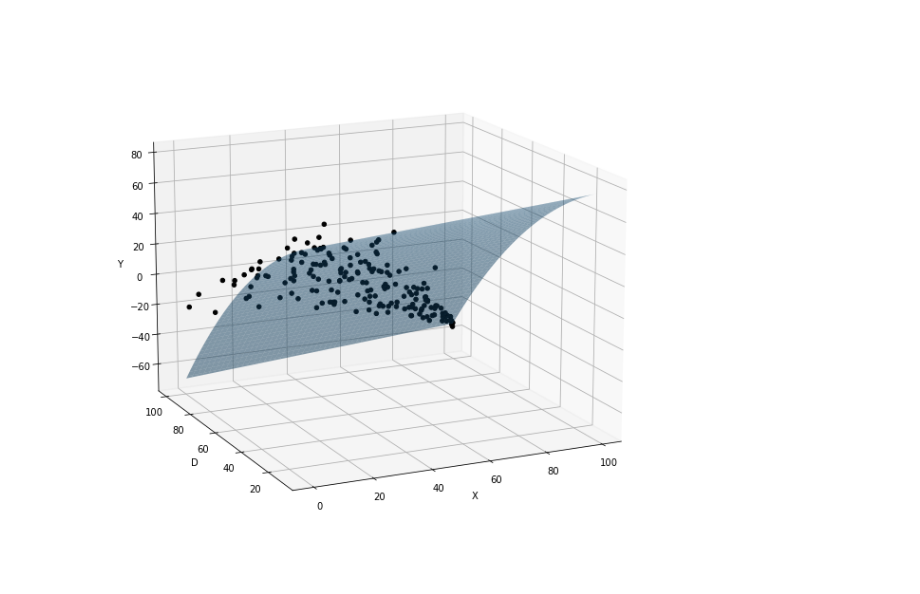
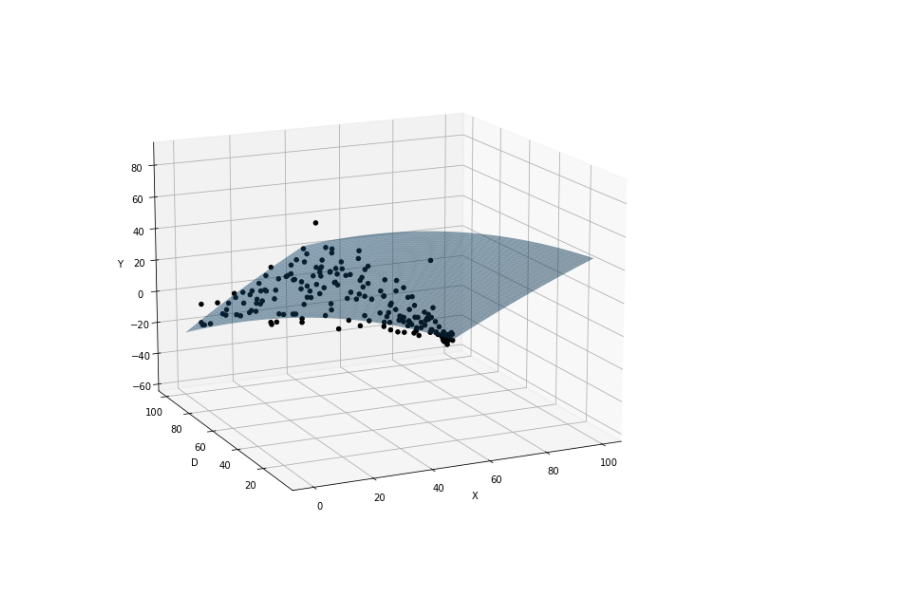
Before and after one commit to KennyZhang-17/STAT-504-Example, a Jupyter notebook: 3D Plot + Regression Surface.ipynb, the cells around one changed output. Drawn from its saved outputs; the diff is of its cells as text; code cells hidden in the pictures.

```diff
--- a/3D Plot + Regression Surface.ipynb
+++ b/3D Plot + Regression Surface.ipynb
@@ -17,29 +17,31 @@ ols = reg_model.fit()
 # %%
 import matplotlib.pyplot as plt
 from mpl_toolkits.mplot3d import Axes3D
 
 ## Create the 3d plot
 xx1, xx2 = np.meshgrid(np.linspace(x.min(), x.max(), 100),
 np.linspace(d.min(), d.max(), 100))
+
 # plot the hyperplane by evaluating the parameters on the grid
-y_hat_grid = ols.params[0] + ols.params[1] * xx2 + ols.params[2] * (xx2**2) +\
-ols.params[3] * xx1 +ols.params[4] * (xx2**2)
+x_grid_val = np.array([xx1.ravel(), xx2.ravel()])[0]
+d_grid_val = np.array([xx1.ravel(), xx2.ravel()])[1]
+y_hat_grid = ols.predict(pd.DataFrame({'x':x_grid_val,'d':d_grid_val})).values.reshape(xx1.shape)
 
 # create matplotlib 3d axes
 fig = plt.figure(figsize=(12, 8))
 ax = Axes3D(fig, azim=-115, elev=15,auto_add_to_figure=False)
 fig.add_axes(ax)
 # plot data points
 ax.scatter(x, d, y, color='black',alpha=1)
 
 # plot hyperplane
+#surf = ax.plot_surface(xx1, xx2, y_hat_grid,  alpha=0.5, linewidth=0)
 surf = ax.plot_surface(xx1, xx2, y_hat_grid,  alpha=0.5, linewidth=0)
-
 
 # set axis labels
 ax.set_xlabel('X')
 ax.set_ylabel('D')
 ax.set_zlabel('Y')
 plt.show()
 # %% [output]
-[figure, old version]
+[figure, new version]
```
